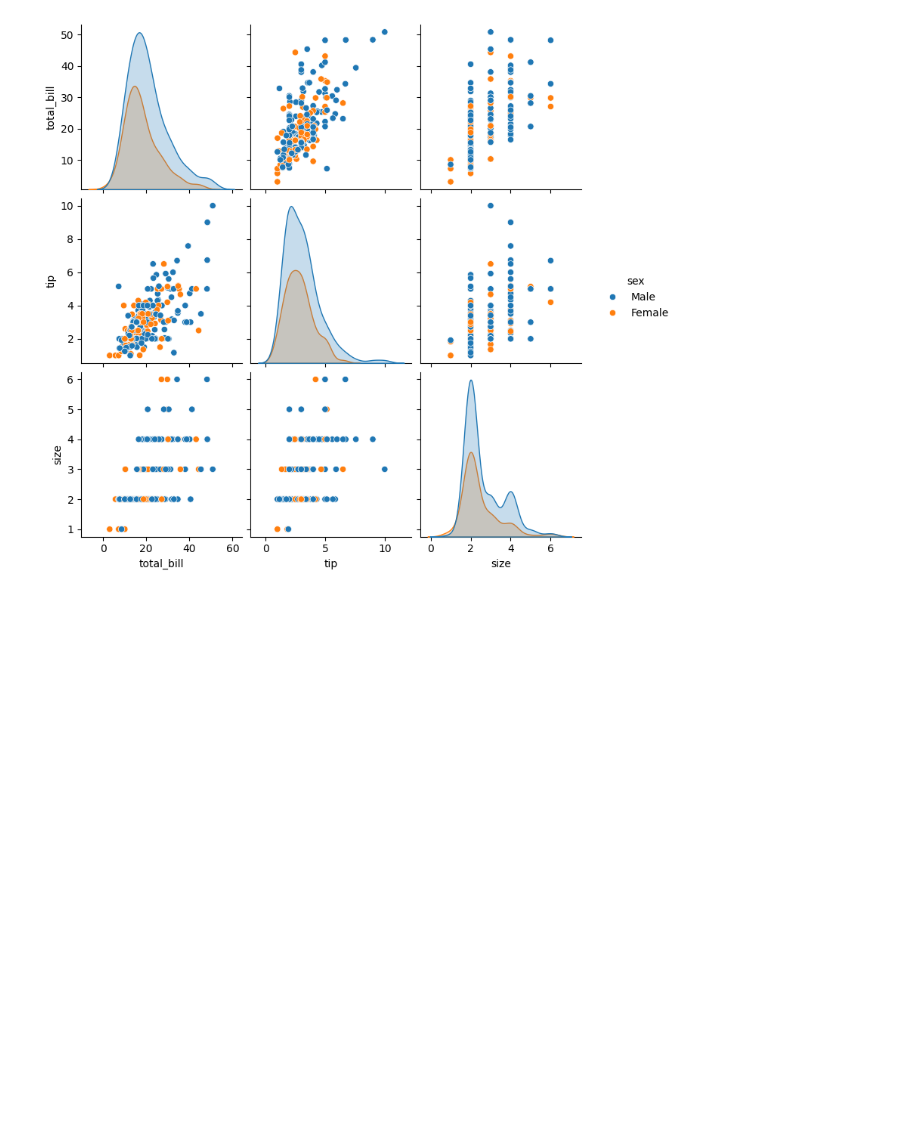
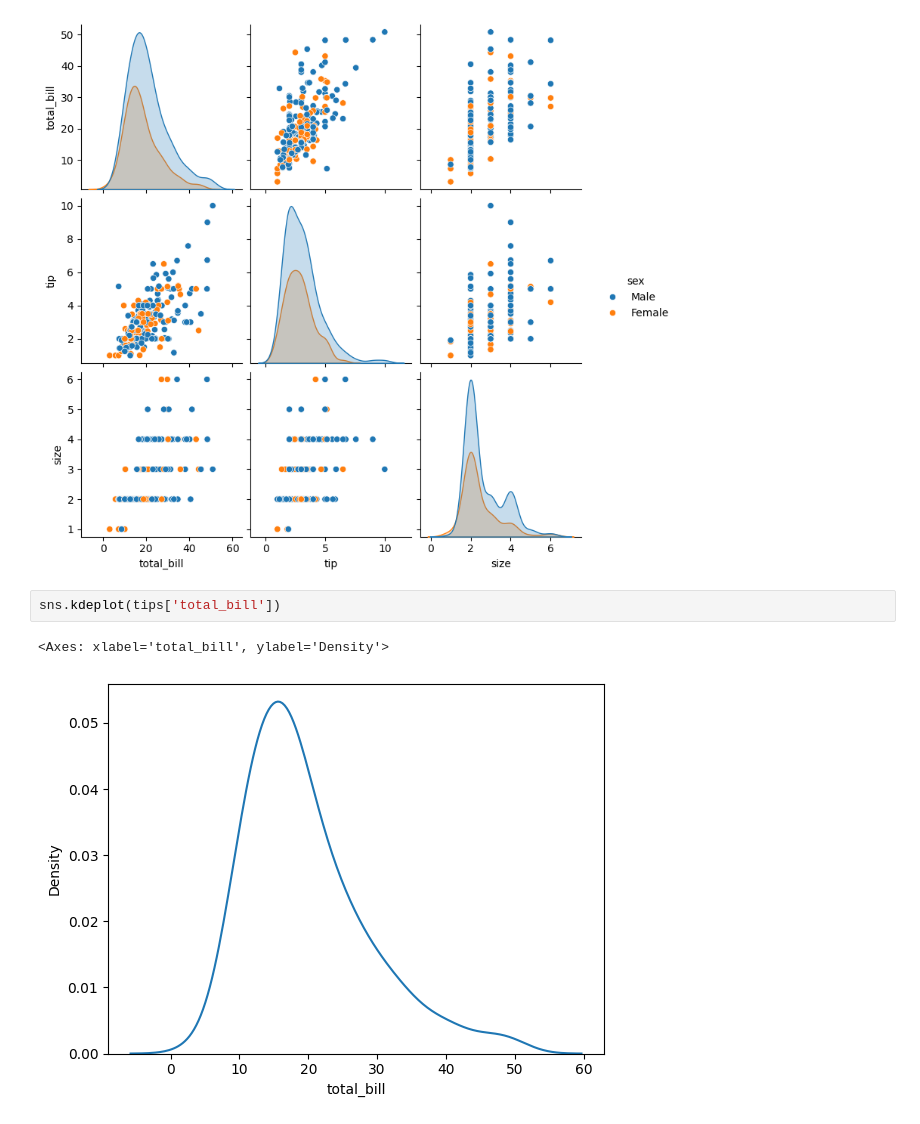
Before and after one commit to Rodrigo-Perico/DataScience, a Jupyter notebook: Seaborn.ipynb, the cells around one changed output. Cells and saved outputs as stored; diff of their text form; blank space fills up the shorter version.

```diff
--- a/Seaborn.ipynb
+++ b/Seaborn.ipynb
@@ -38,3 +38,8 @@ sns.pairplot( data= tips, hue = 'sex')
 # %% [output]
 <seaborn.axisgrid.PairGrid at 0x...>
 [figure]
+# %%
+sns.kdeplot(tips['total_bill'])
+# %% [output]
+<Axes: xlabel='total_bill', ylabel='Density'>
+[figure, added]
```
Also changed, not shown: parts of 3 cells of this notebook.
